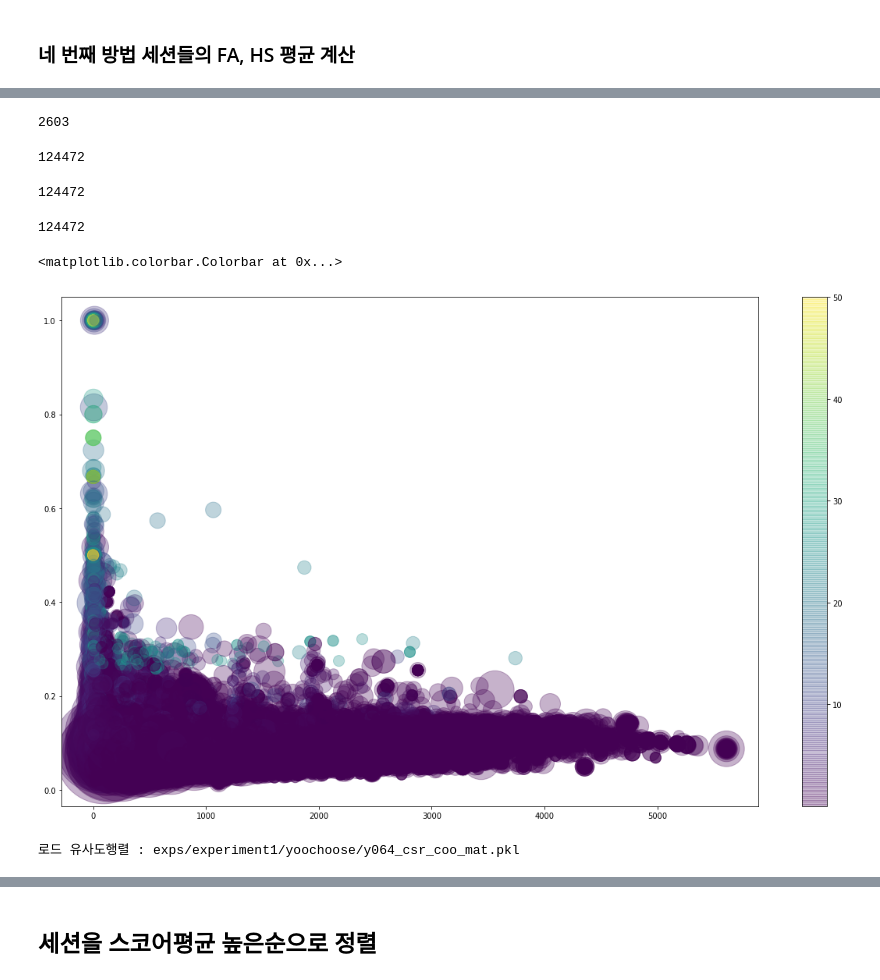
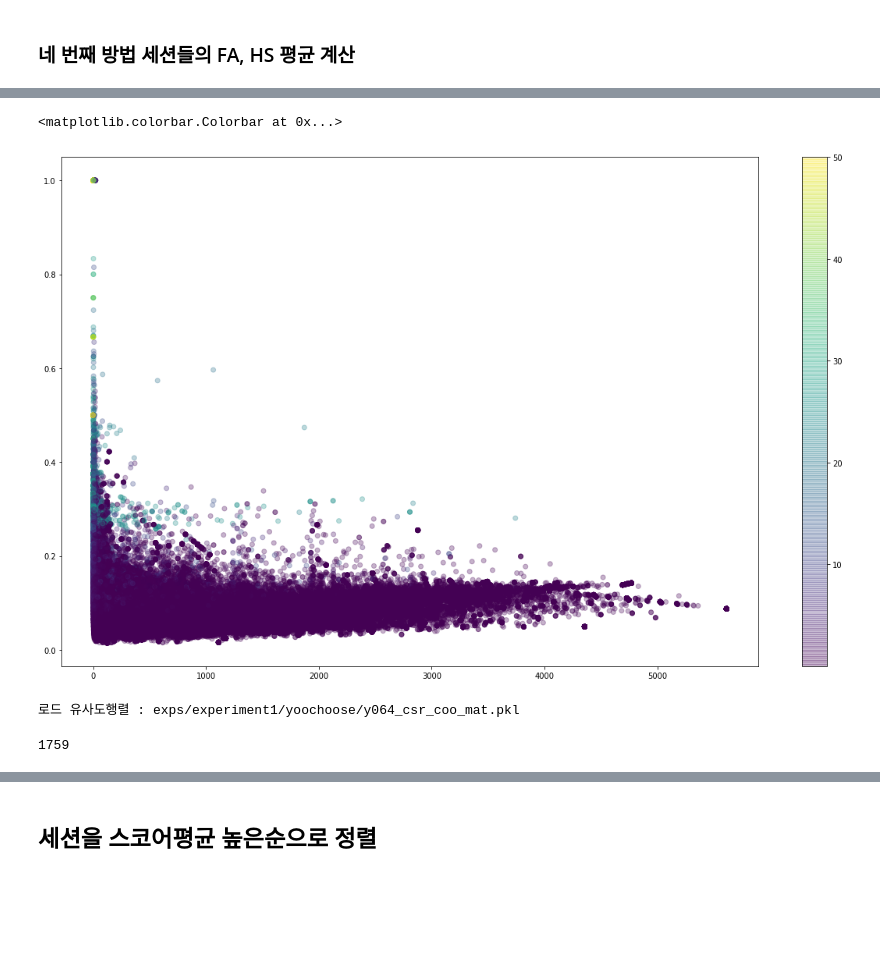
Before and after one commit to kyeongchan92/DA-for-SBR, a Jupyter notebook: main.ipynb, the cells around one changed output, grey strips where cells are left out. Saved outputs shown, nothing was run; the diff lists cells and outputs as text; code cells hidden in the pictures; blank space fills up the shorter version.

```diff
--- a/main.ipynb
+++ b/main.ipynb
@@ -181,0 +280,24 @@ score = {i: 100 * msd[i][1]/fa_sqrt[i] for i in range(1, nof_items+1)}  # 아이
+# %%
+
+import numpy as np
+fig, ax = plt.subplots(1, figsize=(8,8))
+# plot data
+plt.scatter(df.Attack, df.Defense, c=df.c, alpha = 0.6, s=10)
+# plot centers
+plt.scatter(cen_x, cen_y, marker='^', c=colors, s=70)
+# draw enclosure
+for i in df.cluster.unique():
+    points = df[df.cluster == i][['Attack', 'Defense']].values
+    # get convex hull
+    hull = ConvexHull(points)
+    # get x and y coordinates
+    # repeat last point to close the polygon
+    x_hull = np.append(points[hull.vertices,0],
+                       points[hull.vertices,0][0])
+    y_hull = np.append(points[hull.vertices,1],
+                       points[hull.vertices,1][0])
+    # plot shape
+    plt.fill(x_hull, y_hull, alpha=0.3, c=colors[i])
+
+plt.xlim(0,200)
+plt.ylim(0,200)
@@ -181,0 +307,2 @@ score = {i: 100 * msd[i][1]/fa_sqrt[i] for i in range(1, nof_items+1)}  # 아이
+# %%
+sid = 1444
@@ -181,0 +313,3 @@ score = {i: 100 * msd[i][1]/fa_sqrt[i] for i in range(1, nof_items+1)}  # 아이
+# %%
+for i in tra_seqs_frac[sid]:
+  plt.scatter()
@@ -181,0 +338,6 @@ score = {i: 100 * msd[i][1]/fa_sqrt[i] for i in range(1, nof_items+1)}  # 아이
+# %%
+str_tra_seqs = []
+for s in tra_seqs_frac:
+    str_tra_seqs.append(list(map(str, s)))
+
+model = Word2Vec(sentences=str_tra_seqs, size=2, window=5, min_count=1, workers=4, sg=0)
@@ -218,19 +480,3 @@ msd[3]
-# %%
-allitemcntr[4]
-# %% [output]
-2603
-# %%
-i
-# %% [output]
-124472
-# %%
-nof_sessions
-# %% [output]
-124472
-# %%
-len(tra_seqs_frac)
-# %% [output]
-124472
 # %%
 fas = []
 hss = []
@@ -250,17 +496,17 @@ nof_i = np.array(nof_i)*100
 # %%
 plt.figure(figsize=(20, 12))
 
-plt.scatter(fas, hss, c=scores, alpha=0.3, s=nof_i)
+plt.scatter(fas, hss, c=scores, alpha=0.3)
 plt.colorbar()
 # %% [output]
 <matplotlib.colorbar.Colorbar at 0x...>
-[figure, old version]
+[figure, new version]
 # %%
-score = {i: 100 * msd[i][1]/fa_sqrt[i] for i in range(1, nof_items+1)}  # 아이템별 score 딕셔너리 계산
+score = {i: 100 * msd[i][1]/allitemcntr[i] for i in range(1, nof_items+1)}  # 아이템별 score 딕셔너리 계산
+
+coo_mat = load_sim_mat('coo', 1, 'yoochoose', 1/64)
+# %% [output]
+로드 유사도행렬 : exps/experiment1/yoochoose/y064_csr_coo_mat.pkl
-# %%
-coo_mat = load_sim_mat('coo', 1, 'yoochoose', 1/64)
-# %% [output]
-로드 유사도행렬 : exps/experiment1/yoochoose/y064_csr_coo_mat.pkl
 # %%
 def get_sim_betclus(cl1, cl2):
 
@@ -270,6 +516,10 @@ def get_sim_betclus(cl1, cl2):
       sims.append(coo_mat[a][b])
 
   return np.mean(sims)
+# %%
+nof_items // 10
+# %% [output]
+1759
 # %%
 clusters = {}
 for i in range(1, nof_items+1):
```
Also changed, not shown: parts of 54 cells of this notebook.
